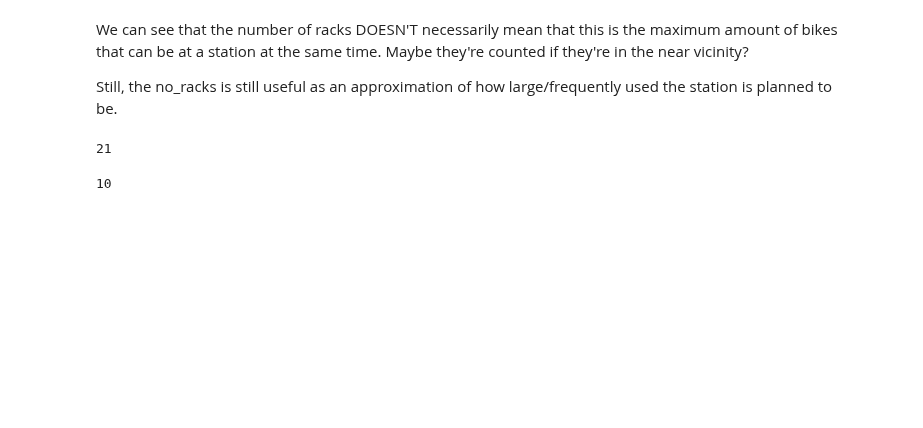
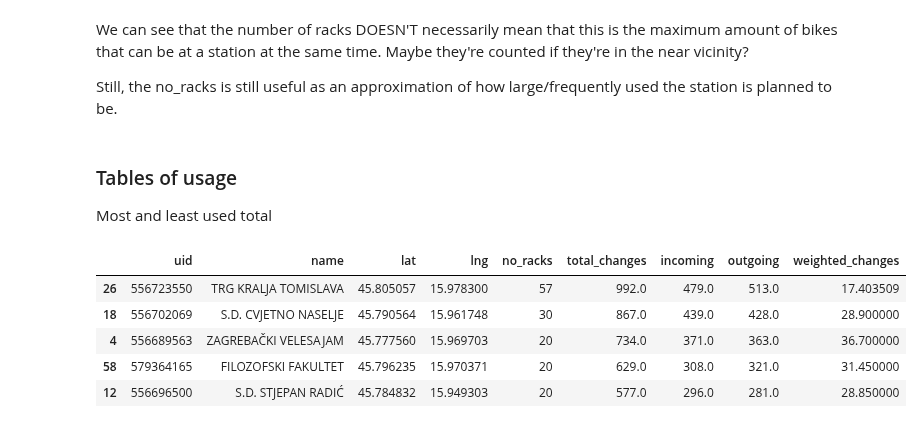
Before and after one commit to Mkranj/BajsBoard, a Jupyter notebook: notebooks/analyse_stations.ipynb, the cells around one changed output. Cells and saved outputs as stored; diff of their text form; code cells hidden in the pictures; blank space fills up the shorter version.

Commit message:
add tables describing most and least used stations

```diff
--- a/notebooks/analyse_stations.ipynb
+++ b/notebooks/analyse_stations.ipynb
@@ -405,11 +365,15 @@ ffzg
 We can see that the number of racks DOESN'T necessarily mean that this is the maximum amount of bikes that can be at a station at the same time. Maybe they're counted if they're in the near vicinity?
 
 Still, the no_racks is still useful as an approximation of how large/frequently used the station is planned to be.
-# %%
-len(ffzg["bikes_at_station"][58])
-# %% [output]
-21
-# %%
-len(ffzg["bikes_at_station"][223])
-# %% [output]
-10
+# %% [markdown]
+### Tables of usage
+Most and least used total
+# %%
+locations_changes.sort_values("total_changes",  ascending = False).head()
+# %% [output]
+|  | uid | name | lat | lng | no_racks | total_changes | incoming | outgoing | weighted_changes |
+| 26 | 556723550 | TRG KRALJA TOMISLAVA | 45.805057 | 15.978300 | 57 | 992.0 | 479.0 | 513.0 | 17.403509 |
+| 18 | 556702069 | S.D. CVJETNO NASELJE | 45.790564 | 15.961748 | 30 | 867.0 | 439.0 | 428.0 | 28.900000 |
+| 4 | 556689563 | ZAGREBAČKI VELESAJAM | 45.777560 | 15.969703 | 20 | 734.0 | 371.0 | 363.0 | 36.700000 |
+| 58 | 579364165 | FILOZOFSKI FAKULTET | 45.796235 | 15.970371 | 20 | 629.0 | 308.0 | 321.0 | 31.450000 |
+| 12 | 556696500 | S.D. STJEPAN RADIĆ | 45.784832 | 15.949303 | 20 | 577.0 | 296.0 | 281.0 | 28.850000 |
```
Also changed, not shown: parts of 15 cells of this notebook.
